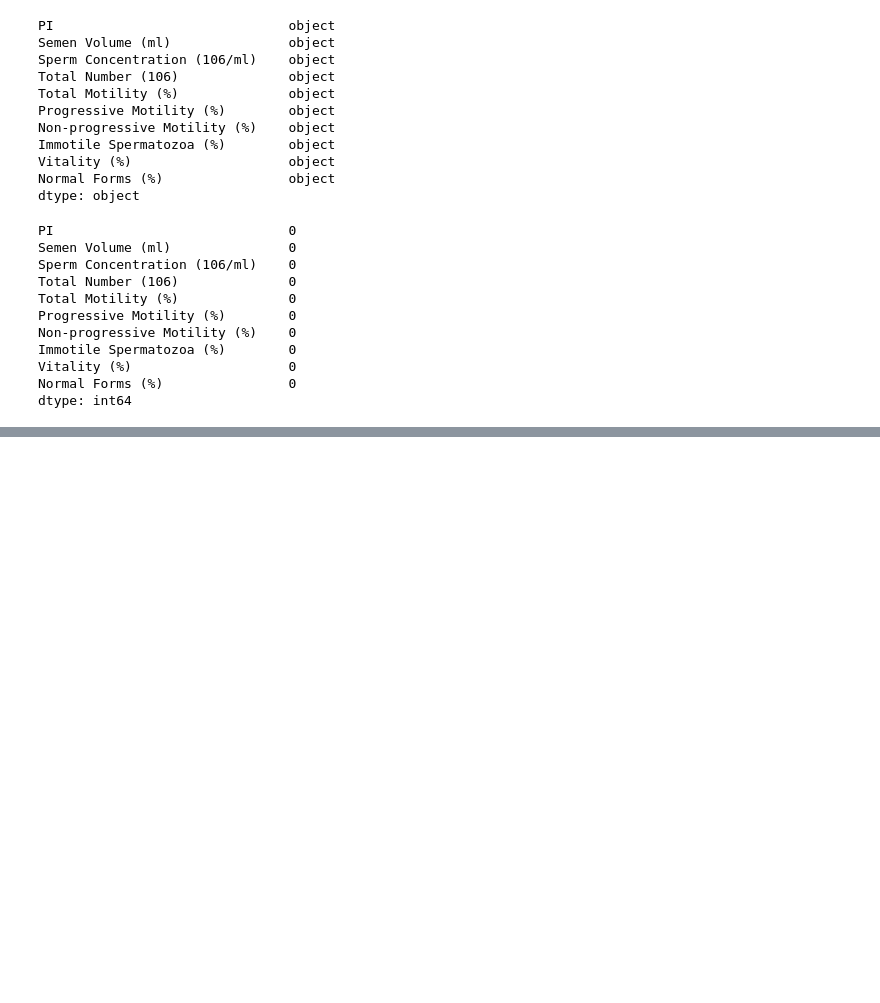
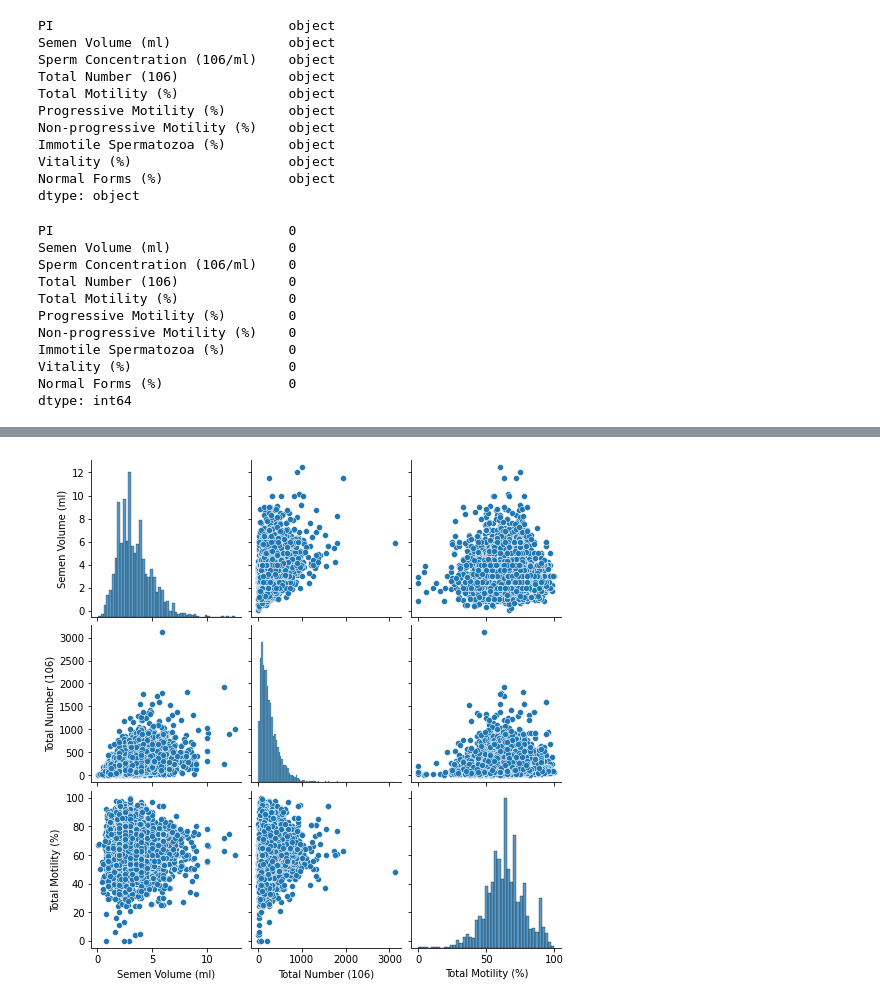
Before and after one commit to djajsk/Fertility_Analysis, a Jupyter notebook: Fertilty/fertility.ipynb, the cells around one changed output, grey strips where cells are left out. Drawn from its saved outputs; the diff is of its cells as text; code cells hidden in the pictures; blank space fills up the shorter version.

```diff
--- a/Fertilty/fertility.ipynb
+++ b/Fertilty/fertility.ipynb
@@ -73,0 +109,5 @@ dtype: int64
+# %%
+sns.pairplot(df[['Semen Volume (ml)', 'Total Number (106)', 'Total Motility (%)']])
+plt.show()
+# %% [output]
+[figure, added]
```
Also changed, not shown: parts of 4 cells of this notebook.
